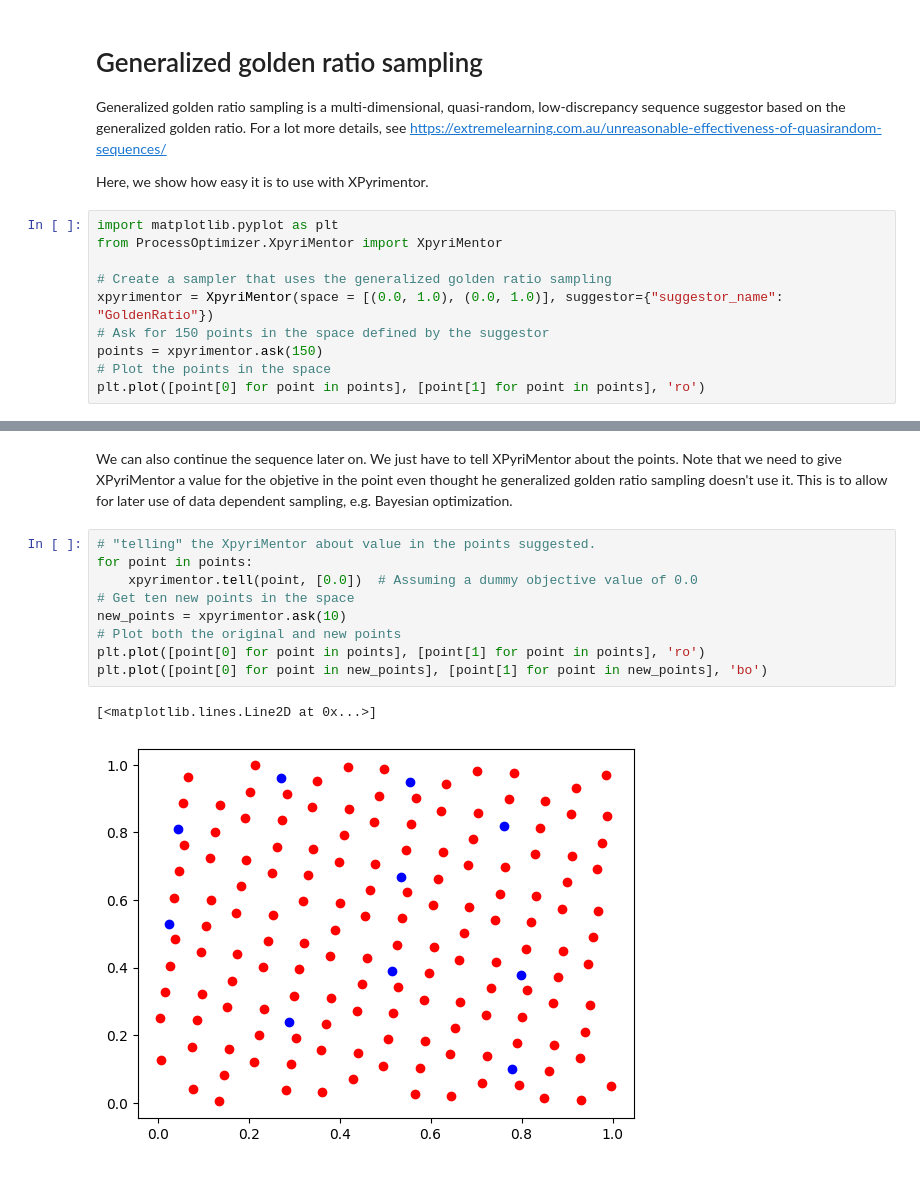
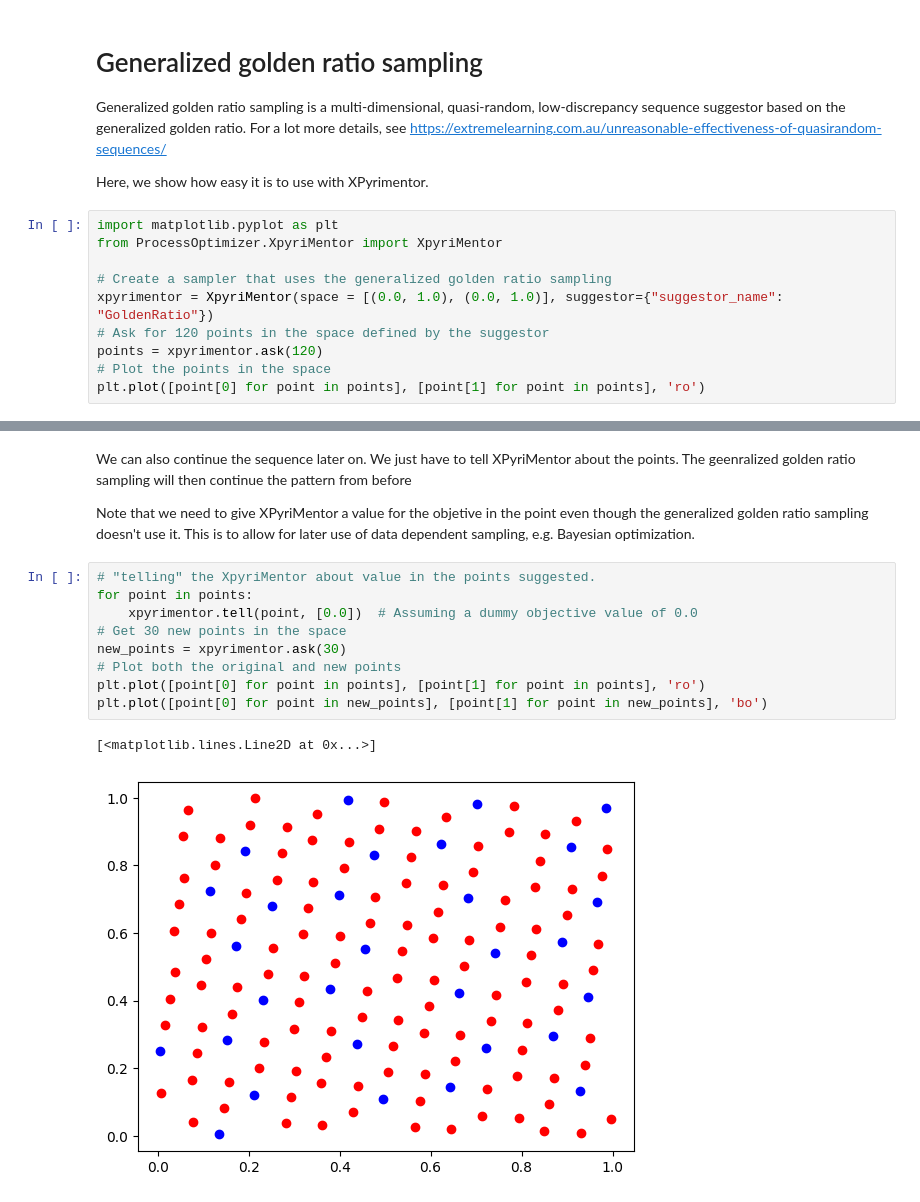
Before and after one commit to novonordisk-research/ProcessOptimizer, a Jupyter notebook: examples/design_qualifications/golden_ratio_sampling.ipynb, the cells around one changed output, grey strips where cells are left out. Drawn from its saved outputs; the diff is of its cells as text.

```diff
--- a/examples/design_qualifications/golden_ratio_sampling.ipynb
+++ b/examples/design_qualifications/golden_ratio_sampling.ipynb
@@ -9,8 +9,8 @@ from ProcessOptimizer.XpyriMentor import XpyriMentor
 
 # Create a sampler that uses the generalized golden ratio sampling
 xpyrimentor = XpyriMentor(space = [(0.0, 1.0), (0.0, 1.0)], suggestor={"suggestor_name": "GoldenRatio"})
-# Ask for 150 points in the space defined by the suggestor
-points = xpyrimentor.ask(150)
+# Ask for 120 points in the space defined by the suggestor
+points = xpyrimentor.ask(120)
 # Plot the points in the space
 plt.plot([point[0] for point in points], [point[1] for point in points], 'ro')
 # %% [output]
@@ -19,15 +19,18 @@ plt.plot([point[0] for point in points], [point[1] for point in points], 'ro')
 # %% [markdown]
-We can also continue the sequence later on. We just have to tell XPyriMentor about the points. Note that we need to give XPyriMentor a value for the objetive in the point even thought he generalized golden ratio sampling doesn't use it. This
+We can also continue the sequence later on. We just have to tell XPyriMentor about the points. The geenralized golden ratio sampling will then continue the pattern from before
+
+
+Note that we need to give XPyriMentor a value for the objetive in the point even though the generalized golden ratio sampling doesn't use it. This
 is to allow for later use of data dependent sampling, e.g. Bayesian optimization.
 # %%
 # "telling" the XpyriMentor about value in the points suggested.
 for point in points:
     xpyrimentor.tell(point, [0.0])  # Assuming a dummy objective value of 0.0
-# Get ten new points in the space
-new_points = xpyrimentor.ask(10)
+# Get 30 new points in the space
+new_points = xpyrimentor.ask(30)
 # Plot both the original and new points
 plt.plot([point[0] for point in points], [point[1] for point in points], 'ro')
 plt.plot([point[0] for point in new_points], [point[1] for point in new_points], 'bo')
 # %% [output]
 [<matplotlib.lines.Line2D at 0x...>]
-[figure, old version]
+[figure, new version]
```
Also changed, not shown: parts of 1 cell of this notebook, 22 other files.
